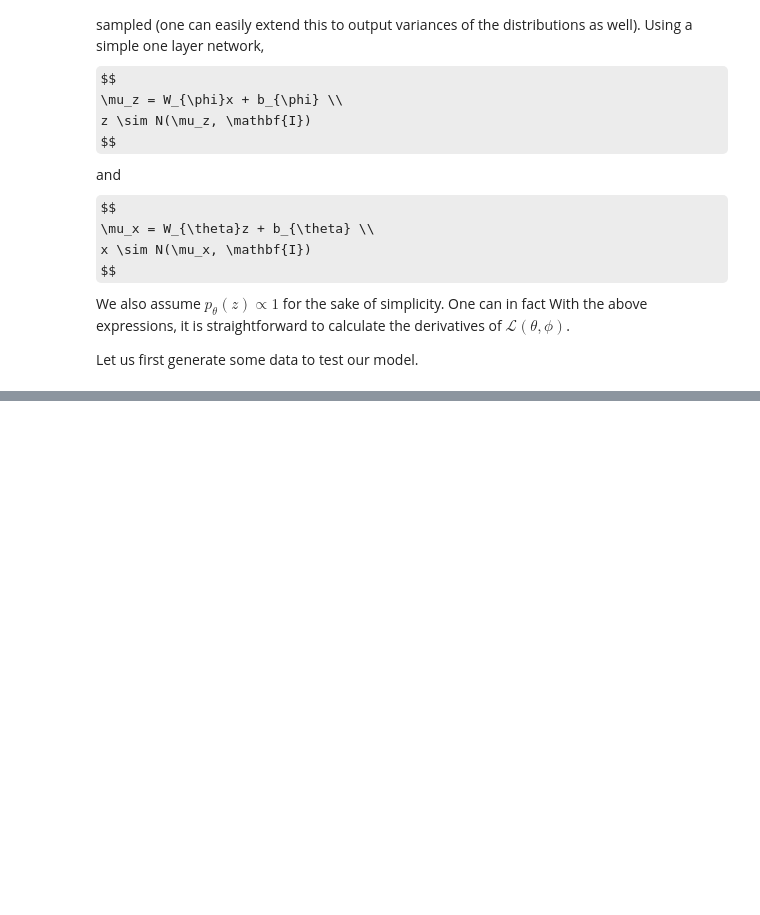
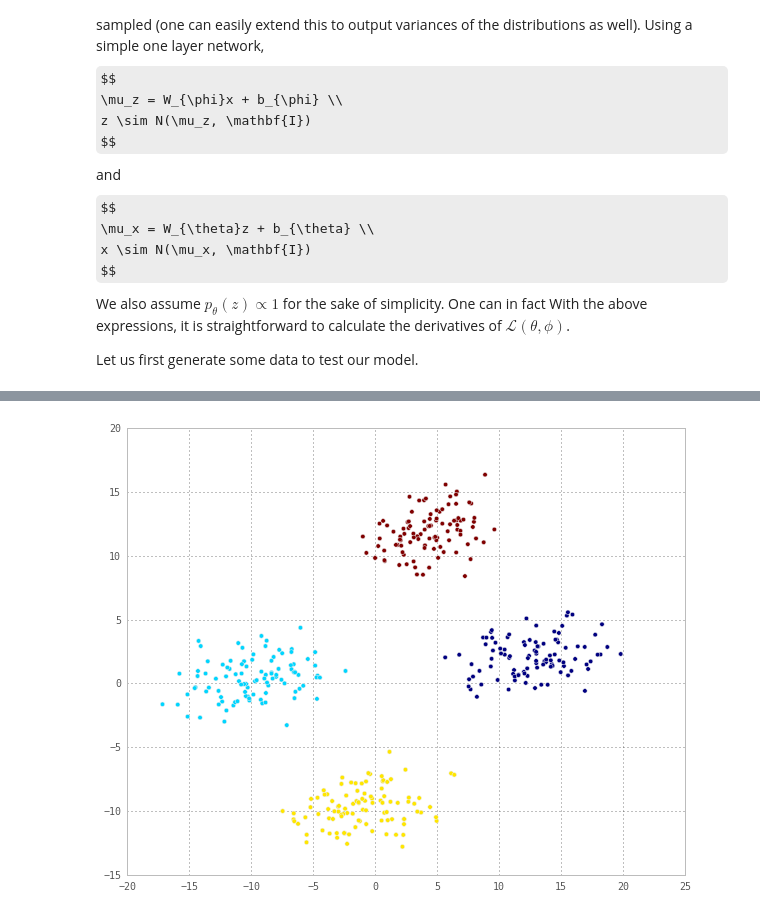
Before and after one commit to gokererdogan/Notebooks, a Jupyter notebook: Unsupervised Learning with Neural Networks.ipynb, the cells around one changed output, grey strips where cells are left out. Drawn from its saved outputs; the diff is of its cells as text; code cells hidden in the pictures; some formulas as TeX source; blank space fills up the shorter version.

Commit message:
Added wake-sleep algorithm.

```diff
--- a/Unsupervised Learning with Neural Networks.ipynb
+++ b/Unsupervised Learning with Neural Networks.ipynb
@@ -259,7 +289,7 @@ b_rec_rt = b_rec_init.copy()
 
 np.random.seed(456)
 
-epoch_count = 50
+epoch_count = 100
 lr_gen = 1e-3
 lr_rec = lr_gen * 1e-1
 
@@ -310,0 +383,32 @@ plot_z(x, y, w_rec_rt, b_rec_rt)
+# %%
+w_gen_ws = w_gen_init.copy()
+b_gen_ws = b_gen_init.copy()
+w_rec_ws = w_rec_init.copy()
+b_rec_ws = b_rec_init.copy()
+
+np.random.seed(456)
+
+epoch_count = 100
+lr_gen = 1e-4
+lr_rec = lr_gen * 1e-1
+
+log_ll_ws = np.zeros(epoch_count+1)
+log_ll_ws[0] = calc_log_ll(x, w_gen_ws, b_gen_ws, w_rec_ws, b_rec_ws)
+print "Initial log ll: {0:f}".format(log_ll_ws[0])
+
+dwrec_magnitude = np.zeros(x.shape[0])
+for e in range(epoch_count):
+    for i in range(x.shape[0]):
+        xi = x[i]
+        dwgen, dbgen, dwrec, dbrec = wake_sleep(xi, w_gen_ws, b_gen_ws, w_rec_ws, b_rec_ws, 1)
+        w_gen_ws += lr_gen * dwgen
+        b_gen_ws += lr_gen * dbgen
+        w_rec_ws += lr_rec * dwrec
+        b_rec_ws += lr_rec * dbrec
+
+        dwrec_magnitude[i] = np.sum(np.square(dwrec))
+
+    log_ll_ws[e+1] = calc_log_ll(x, w_gen_ws, b_gen_ws, w_rec_ws, b_rec_ws)
+    print "Epoch {0:d}, log ll: {1:f}, grad w_rec magnitude: {2:f}+-{3:f}".format(e+1, log_ll_ws[e+1],
+                                                                                  np.mean(dwrec_magnitude),
+                                                                                  np.std(dwrec_magnitude))
@@ -310,0 +433,4 @@ plot_z(x, y, w_rec_rt, b_rec_rt)
+# %%
+plot_z(x, y, w_rec_ws, b_rec_ws)
+# %% [output]
+[figure, added]
```
Also changed, not shown: parts of 14 cells of this notebook.
